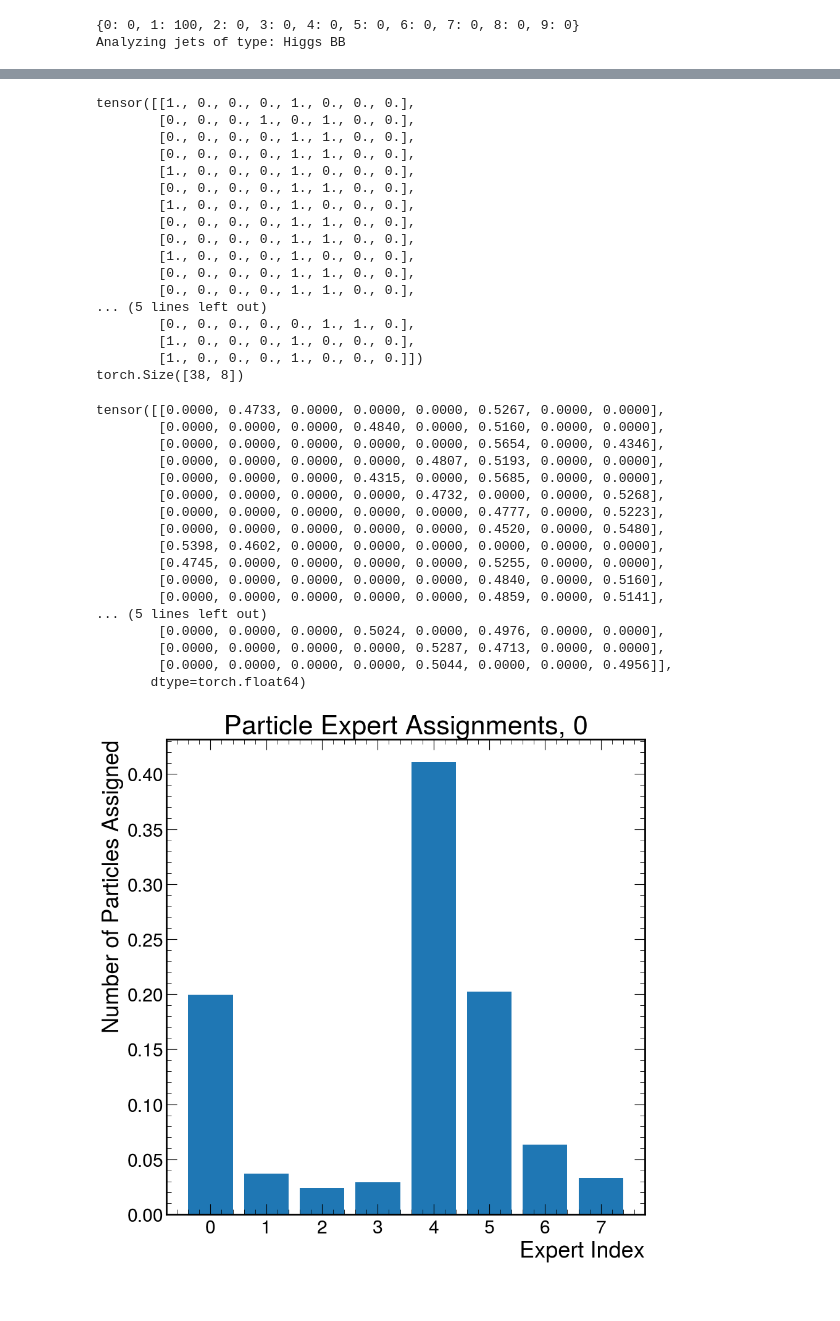
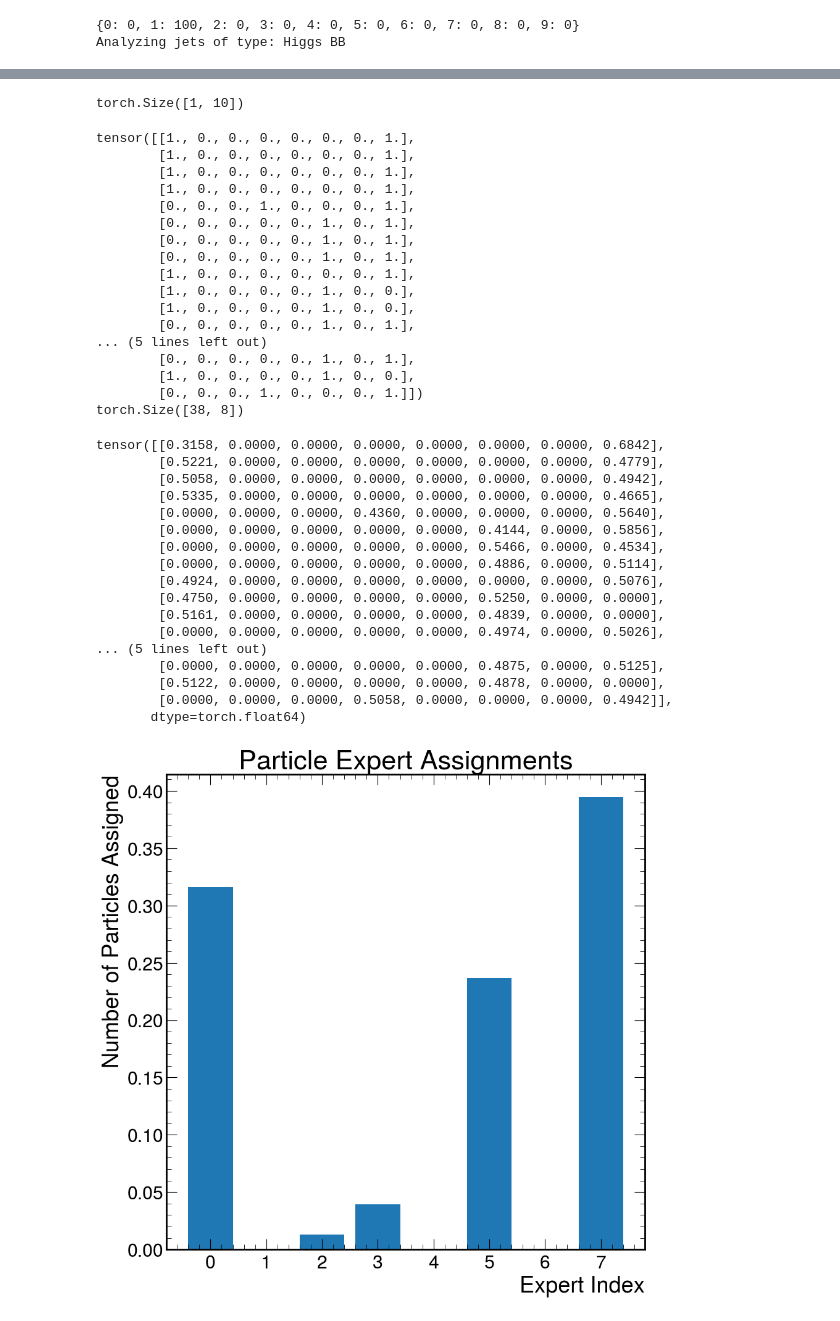
Before and after one commit to tim-legge/particle_transformer_legge, a Jupyter notebook: MoeRouterHooks_expert_ablation.ipynb, the cells around one changed output, grey strips where cells are left out. Drawn from its saved outputs; the diff is of its cells as text; code cells hidden in the pictures.

Commit message:
expert ablation script

```diff
--- a/MoeRouterHooks_expert_ablation.ipynb
+++ b/MoeRouterHooks_expert_ablation.ipynb
@@ -2257,7 +2257,7 @@ class Router_Hook:
             self.model = self.model.mod
 
         #for module in self.model.blocks[:0]:  # only hook the last MoE layer
-        collect_assignments = self.model.blocks[0].register_forward_hook(lambda *args, **kwargs: Router_Hook.collect_expert_assignments(self, *args, **kwargs))
+        collect_assignments = self.model.blocks[-1].register_forward_hook(lambda *args, **kwargs: Router_Hook.collect_expert_assignments(self, *args, **kwargs))
         print(f"Registered hook onto particle module")
         for module in self.model.cls_blocks[-1:]:  # only hook the last MoE layer
             cls_collect_assignments = module.register_forward_hook(lambda *args, **kwargs: Router_Hook.cls_collect_expert_assignments(self, *args, **kwargs))
@@ -2322,7 +2322,8 @@ class Router_Hook:
         self.collect_assignments.remove()
         self.cls_collect_expert_assignments.remove()
 # %%
-MoE_model = get_model('jc_full', ablated_last_layer_experts=[1,2,3,4,6])[0]
+ablated_experts = [0]
+MoE_model = get_model('jc_full', ablated_last_layer_experts=ablated_experts)[0]
 
 MoE_statedict = torch.load('net_best_epoch_state.pt', map_location=torch.device('cpu'))
 MoE_model.load_state_dict(MoE_statedict)
@@ -2426,2 +2427,6 @@ Getting pre_softmax attention...
 Getting pre_softmax attention...
 Collecting class expert assignments
+# %%
+print(y_pred.shape)
+# %% [output]
+torch.Size([1, 10])
@@ -2429,56 +2450,55 @@ Collecting class expert assignments
 print(router_hook.expert_assignments[:20])
 print(router_hook.expert_assignments.shape)
 # %% [output]
-tensor([[1., 0., 0., 0., 1., 0., 0., 0.],
-        [0., 0., 0., 1., 0., 1., 0., 0.],
-        [0., 0., 0., 0., 1., 1., 0., 0.],
-        [0., 0., 0., 0., 1., 1., 0., 0.],
-        [1., 0., 0., 0., 1., 0., 0., 0.],
-        [0., 0., 0., 0., 1., 1., 0., 0.],
-        [1., 0., 0., 0., 1., 0., 0., 0.],
-        [0., 0., 0., 0., 1., 1., 0., 0.],
-        [0., 0., 0., 0., 1., 1., 0., 0.],
-        [1., 0., 0., 0., 1., 0., 0., 0.],
-        [0., 0., 0., 0., 1., 1., 0., 0.],
-        [0., 0., 0., 0., 1., 1., 0., 0.],
+tensor([[1., 0., 0., 0., 0., 0., 0., 1.],
+        [1., 0., 0., 0., 0., 0., 0., 1.],
+        [1., 0., 0., 0., 0., 0., 0., 1.],
+        [1., 0., 0., 0., 0., 0., 0., 1.],
+        [0., 0., 0., 1., 0., 0., 0., 1.],
+        [0., 0., 0., 0., 0., 1., 0., 1.],
+        [0., 0., 0., 0., 0., 1., 0., 1.],
+        [0., 0., 0., 0., 0., 1., 0., 1.],
+        [1., 0., 0., 0., 0., 0., 0., 1.],
+        [1., 0., 0., 0., 0., 1., 0., 0.],
+        [1., 0., 0., 0., 0., 1., 0., 0.],
+        [0., 0., 0., 0., 0., 1., 0., 1.],
 ... (5 lines left out)
-        [0., 0., 0., 0., 0., 1., 1., 0.],
-        [1., 0., 0., 0., 1., 0., 0., 0.],
-        [1., 0., 0., 0., 1., 0., 0., 0.]])
+        [0., 0., 0., 0., 0., 1., 0., 1.],
+        [1., 0., 0., 0., 0., 1., 0., 0.],
+        [0., 0., 0., 1., 0., 0., 0., 1.]])
 torch.Size([38, 8])
 # %%
 print(router_hook.expert_weights[:20])
 # %% [output]
-tensor([[0.0000, 0.4733, 0.0000, 0.0000, 0.0000, 0.5267, 0.0000, 0.0000],
-        [0.0000, 0.0000, 0.0000, 0.4840, 0.0000, 0.5160, 0.0000, 0.0000],
-        [0.0000, 0.0000, 0.0000, 0.0000, 0.0000, 0.5654, 0.0000, 0.4346],
-        [0.0000, 0.0000, 0.0000, 0.0000, 0.4807, 0.5193, 0.0000, 0.0000],
-        [0.0000, 0.0000, 0.0000, 0.4315, 0.0000, 0.5685, 0.0000, 0.0000],
-        [0.0000, 0.0000, 0.0000, 0.0000, 0.4732, 0.0000, 0.0000, 0.5268],
-        [0.0000, 0.0000, 0.0000, 0.0000, 0.0000, 0.4777, 0.0000, 0.5223],
-        [0.0000, 0.0000, 0.0000, 0.0000, 0.0000, 0.4520, 0.0000, 0.5480],
-        [0.5398, 0.4602, 0.0000, 0.0000, 0.0000, 0.0000, 0.0000, 0.0000],
-        [0.4745, 0.0000, 0.0000, 0.0000, 0.0000, 0.5255, 0.0000, 0.0000],
-        [0.0000, 0.0000, 0.0000, 0.0000, 0.0000, 0.4840, 0.0000, 0.5160],
-        [0.0000, 0.0000, 0.0000, 0.0000, 0.0000, 0.4859, 0.0000, 0.5141],
+tensor([[0.3158, 0.0000, 0.0000, 0.0000, 0.0000, 0.0000, 0.0000, 0.6842],
+        [0.5221, 0.0000, 0.0000, 0.0000, 0.0000, 0.0000, 0.0000, 0.4779],
+        [0.5058, 0.0000, 0.0000, 0.0000, 0.0000, 0.0000, 0.0000, 0.4942],
+        [0.5335, 0.0000, 0.0000, 0.0000, 0.0000, 0.0000, 0.0000, 0.4665],
+        [0.0000, 0.0000, 0.0000, 0.4360, 0.0000, 0.0000, 0.0000, 0.5640],
+        [0.0000, 0.0000, 0.0000, 0.0000, 0.0000, 0.4144, 0.0000, 0.5856],
+        [0.0000, 0.0000, 0.0000, 0.0000, 0.0000, 0.5466, 0.0000, 0.4534],
+        [0.0000, 0.0000, 0.0000, 0.0000, 0.0000, 0.4886, 0.0000, 0.5114],
+        [0.4924, 0.0000, 0.0000, 0.0000, 0.0000, 0.0000, 0.0000, 0.5076],
+        [0.4750, 0.0000, 0.0000, 0.0000, 0.0000, 0.5250, 0.0000, 0.0000],
+        [0.5161, 0.0000, 0.0000, 0.0000, 0.0000, 0.4839, 0.0000, 0.0000],
+        [0.0000, 0.0000, 0.0000, 0.0000, 0.0000, 0.4974, 0.0000, 0.5026],
 ... (5 lines left out)
-        [0.0000, 0.0000, 0.0000, 0.5024, 0.0000, 0.4976, 0.0000, 0.0000],
-        [0.0000, 0.0000, 0.0000, 0.0000, 0.5287, 0.4713, 0.0000, 0.0000],
-        [0.0000, 0.0000, 0.0000, 0.0000, 0.5044, 0.0000, 0.0000, 0.4956]],
+        [0.0000, 0.0000, 0.0000, 0.0000, 0.0000, 0.4875, 0.0000, 0.5125],
+        [0.5122, 0.0000, 0.0000, 0.0000, 0.0000, 0.4878, 0.0000, 0.0000],
+        [0.0000, 0.0000, 0.0000, 0.5058, 0.0000, 0.0000, 0.0000, 0.4942]],
        dtype=torch.float64)
 # %%
-jet_type = 0
 import matplotlib.pyplot as plt
 
 particle_assignments = np.array(router_hook.expert_assignments)
 particle_assignments_hist = np.sum(particle_assignments, axis=0)
 particle_assignments_hist = particle_assignments_hist / np.sum(particle_assignments_hist)
 #np.save('/moe-interpretability-pv/particle_expert_assignments_label1.npy', particle_assignments)
 plt.bar(np.arange(router_hook.model.moe_num_experts), particle_assignments_hist)
 plt.xticks(np.arange(router_hook.model.moe_num_experts))
 plt.xlabel('Expert Index')
 plt.ylabel('Number of Particles Assigned')
-plt.title(f'Particle Expert Assignments, {jet_type}')
+plt.title('Particle Expert Assignments')
 plt.show()
 # %% [output]
-[figure, old version]
+[figure, new version]
```
Also changed, not shown: parts of 30 cells of this notebook, 1 other file.
